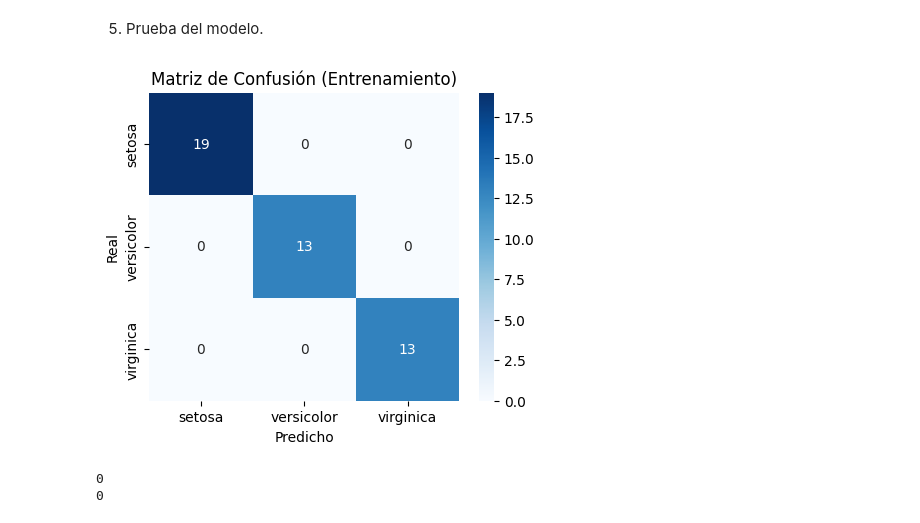
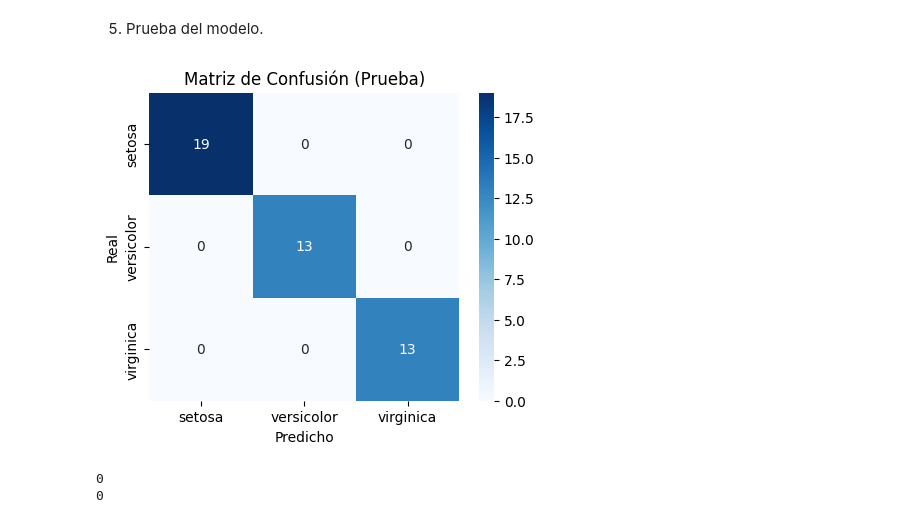
Before and after one commit to dilp90/InteligenciaArtificial_y_RedesNeuronales_UANL_FIME, a Jupyter notebook: MachineLearning/AprendizajeSupervisado/2_ArbolDeDecision_IA.ipynb, the cells around one changed output. Cells and saved outputs as stored; diff of their text form; code cells hidden in the pictures.

```diff
--- a/MachineLearning/AprendizajeSupervisado/2_ArbolDeDecision_IA.ipynb
+++ b/MachineLearning/AprendizajeSupervisado/2_ArbolDeDecision_IA.ipynb
@@ -56,13 +64,13 @@ conf_matrix = confusion_matrix(y_test, y_pred)
 # %%
 # Mostrar la matriz de confusión de resultados de la prueba
 plt.figure(figsize=(5,4))
 sns.heatmap(conf_matrix, annot=True, fmt="d", cmap="Blues", xticklabels=['setosa', 'versicolor', 'virginica'], yticklabels=['setosa', 'versicolor', 'virginica'])
 plt.xlabel("Predicho")
 plt.ylabel("Real")
-plt.title("Matriz de Confusión (Entrenamiento)")
+plt.title("Matriz de Confusión (Prueba)")
 plt.show()
 # %% [output]
-[figure, old version]
+[figure, new version]
 # %%
 #Predicción 1
 print(y_pred[1])
```
Also changed, not shown: parts of 3 cells of this notebook.
